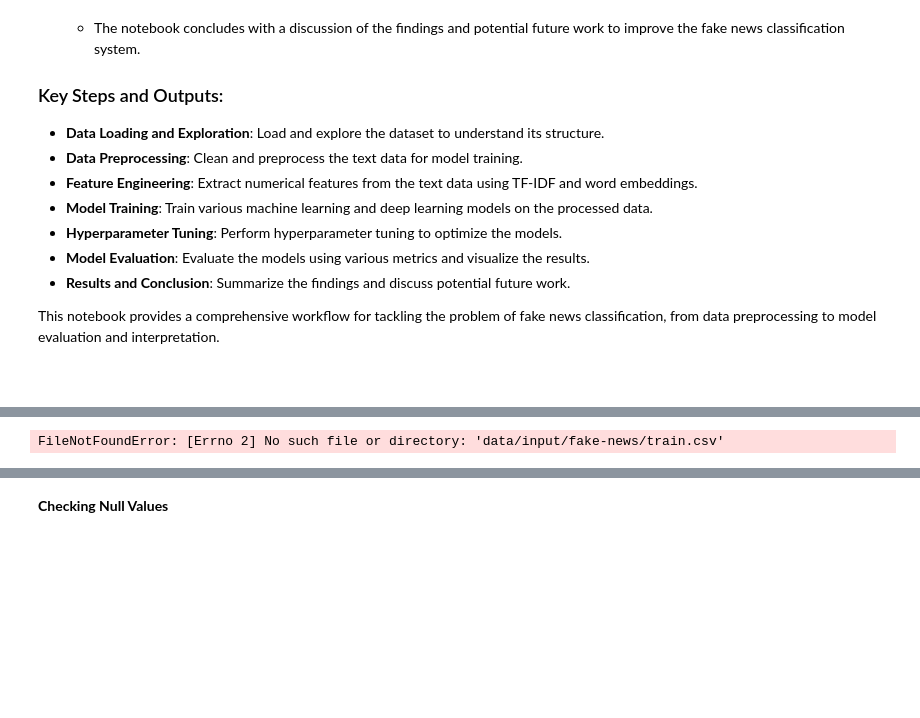
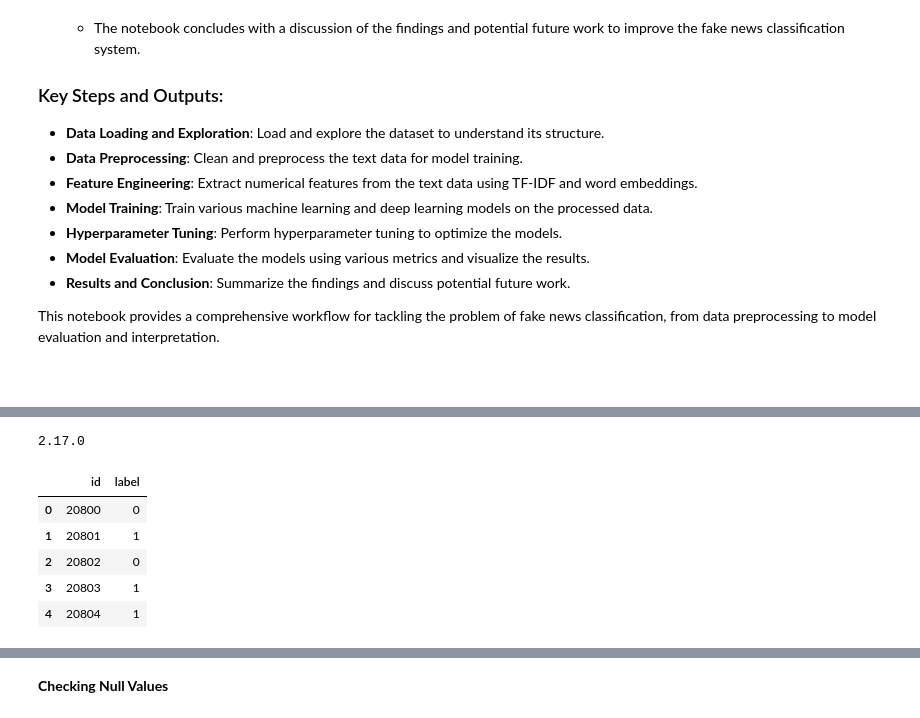
Before and after one commit to Mojoryson/Notebooks, a Jupyter notebook: Fake_news/fakenews-classification-using-ml-and-deep-learning.ipynb, the cells around one changed output, grey strips where cells are left out. Saved outputs shown, nothing was run; the diff lists cells and outputs as text; code cells hidden in the pictures; blank space fills up the shorter version.

```diff
--- a/Fake_news/fakenews-classification-using-ml-and-deep-learning.ipynb
+++ b/Fake_news/fakenews-classification-using-ml-and-deep-learning.ipynb
@@ -103,8 +106,17 @@ ModuleNotFoundError: No module named 'nltk'
+# %%
+import tensorflow as tf
+print(tf.__version__)
+# %% [output]
+2.17.0
 # %%
 # Reading data from csv
-import pandas as pd
-train = pd.read_csv("data/input/fake-news/train.csv")
-test  = pd.read_csv("data/input/fake-news/test.csv")
+train = pd.read_csv("data/submit.csv")
+test  = pd.read_csv("data/test.csv")
 train.head()
 # %% [output]
-FileNotFoundError: [Errno 2] No such file or directory: 'data/input/fake-news/train.csv'
+|  | id | label |
+| 0 | 20800 | 0 |
+| 1 | 20801 | 1 |
+| 2 | 20802 | 0 |
+| 3 | 20803 | 1 |
+| 4 | 20804 | 1 |
```
Also changed, not shown: parts of 9 cells of this notebook, 5 other files.
